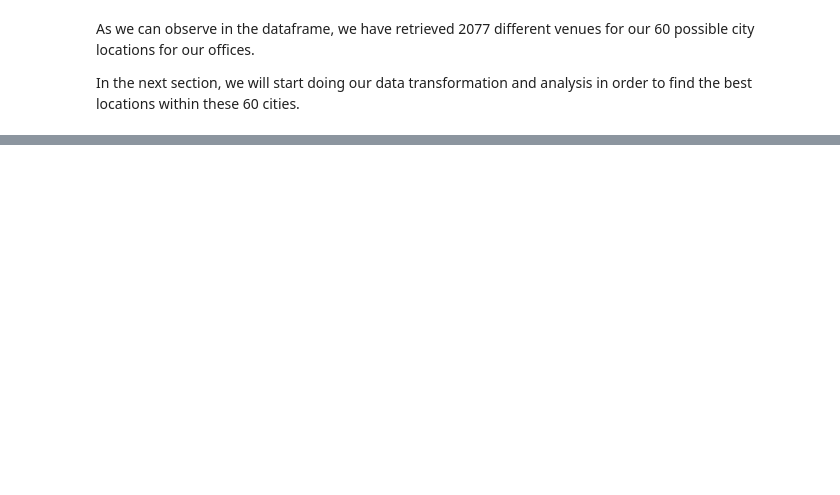
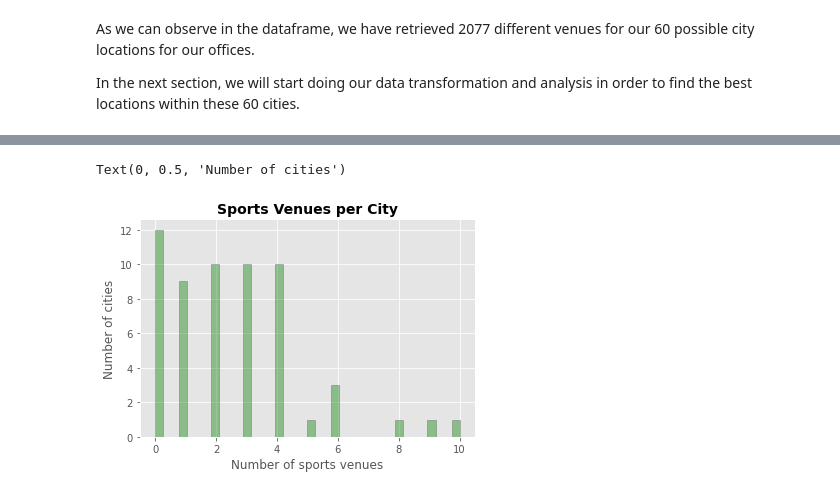
Before and after one commit to jgarcia-garcia/Coursera_Capstone, a Jupyter notebook: Best_Office_Location_SFBayArea.ipynb, the cells around one changed output, grey strips where cells are left out. Drawn from its saved outputs; the diff is of its cells as text; code cells hidden in the pictures; blank space fills up the shorter version.

```diff
--- a/Best_Office_Location_SFBayArea.ipynb
+++ b/Best_Office_Location_SFBayArea.ipynb
@@ -453,0 +578,12 @@ In the next section, we will start doing our data transformation and analysis in
+# %%
+# Histogram of sports venues per city
+sns.distplot(toronto_grouped['Sports'], hist=True, kde=False,
+             bins=38, color = 'green',
+             hist_kws={'edgecolor':'black'},
+             kde_kws={'linewidth': 4, 'shade': True})
+plt.title('Sports Venues per City',fontsize=14, fontweight='bold')
+plt.xlabel('Number of sports venues')
+plt.ylabel('Number of cities')
+# %% [output]
+Text(0, 0.5, 'Number of cities')
+[figure, added]
```
Also changed, not shown: parts of 12 cells of this notebook.
